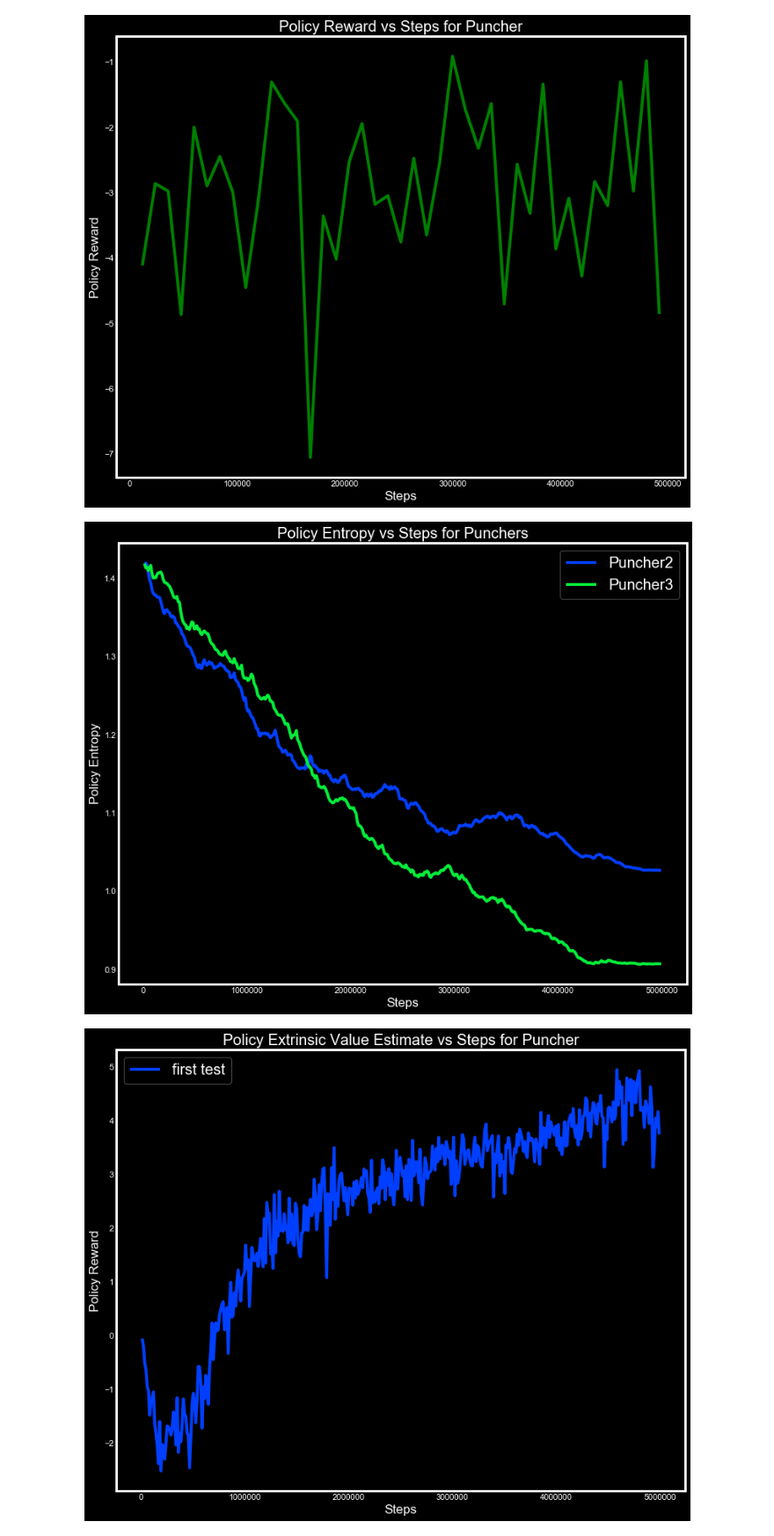
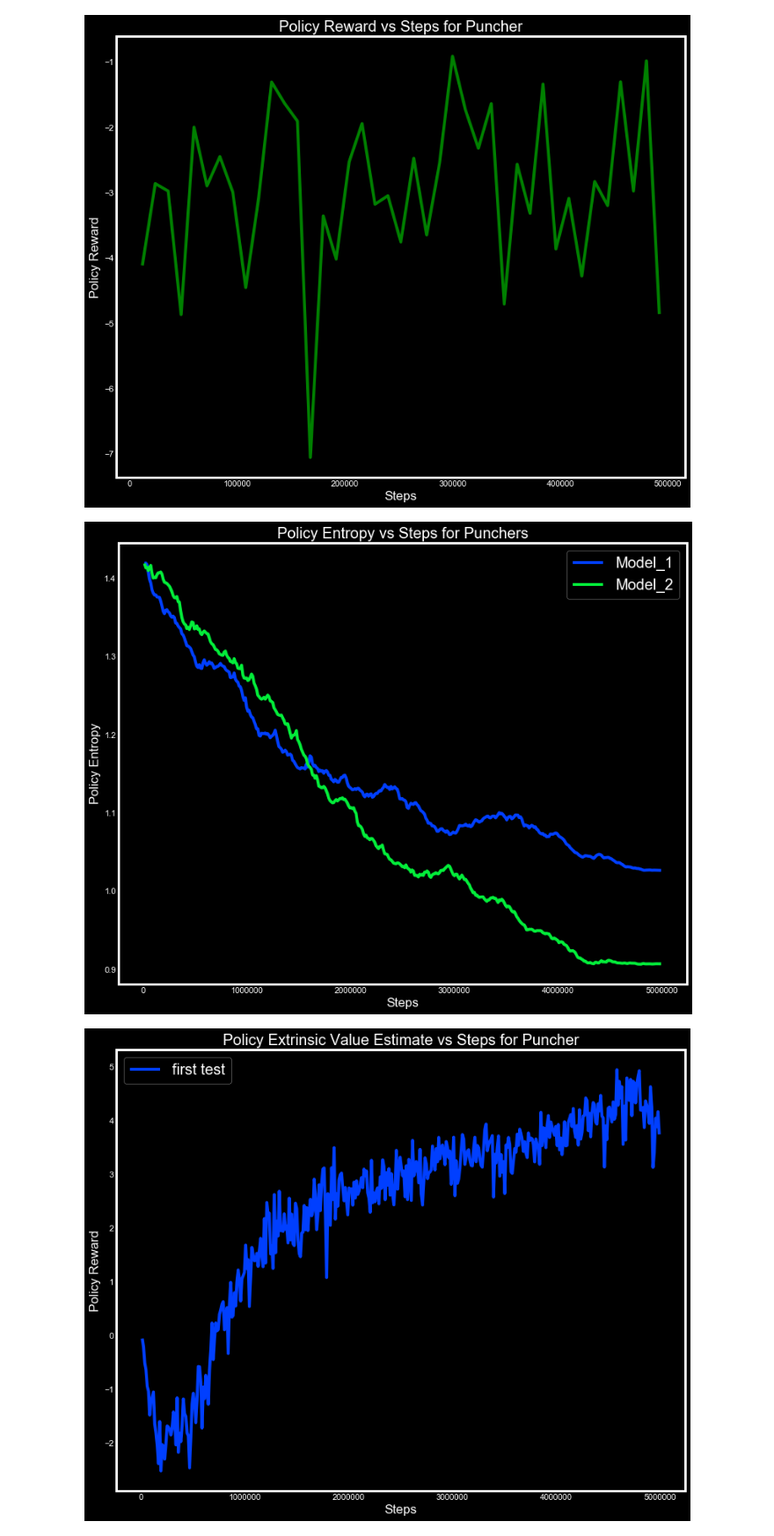
Before and after one commit to rasbot/9_to_5_Smash_It_AI, a Jupyter notebook: Data_Analysis.ipynb, the cells around one changed output. Shown at 88% size. Drawn from its saved outputs; the diff is of its cells as text; code cells hidden in the pictures.

Commit message:
update plots and helper functions

```diff
--- a/Data_Analysis.ipynb
+++ b/Data_Analysis.ipynb
@@ -14,16 +13,0 @@ df_4 = pd.read_csv('data/Puncher_4_Puncher.csv')
-# %%
-def get_reward_data(file_path, col1, col2):
-    df = pd.read_csv(file_path)
-    df = df.dropna(axis=0)
-    return df[col1], df[col2]
-
-def single_plot(x, y, xlabel, ylabel, color):
-    fig, axs = plt.subplots(figsize=(12,10))
-    axs.plot(df1_x, df1_y, color=color)
-    axs.grid(False)
-    #axs.legend(fontsize=20)
-    axs.set_xlabel(xlabel)
-    axs.set_ylabel(ylabel)
-    axs.set_title(f"{ylabel} vs {xlabel} for Puncher")
-    #plt.savefig('reward_2runs_trunc.png')
-    plt.show()
@@ -29,0 +16,16 @@ def single_plot(x, y, xlabel, ylabel, color):
+# %%
+def get_reward_data(training_run, model, col1, col2, timing_data=False, time_file='None'):
+    df = pd.read_csv(f"training_results/{training_run}/{model}.csv")
+    df = df.dropna(axis=0)
+    if timing_data:
+        td = get_timing_data(training_run, time_file, header=None)
+        return td, df[col2]
+    else:
+        return df[col1], df[col2]
+
+def get_timing_data(training_run, filename, header=None):
+    s = pd.read_csv(f"training_results/{training_run}/{filename}.csv", header=header)
+    for i in range(s.shape[0]):
+        s.iloc[i] = s.iloc[i].str.split('Time Elapsed: ')[0][1].split(' s')[0]
+    print("FUK")
+    return s
@@ -152,20 +474,20 @@ single_plot(df4_x, df4_y, xlabel, ylabel, "green")
 # %%
 df1_x, df1_y = get_reward_data('data/Puncher_Run2_Puncher.csv', 'Steps', 'Policy/Entropy')
 df2_x, df2_y = get_reward_data('data/Puncher_3_Puncher.csv', 'Steps', 'Policy/Entropy')
 
 # single_plot(df1_x, df1_y, 'Steps', 'Policy Reward', 'springgreen')
 fig, axs = plt.subplots(figsize=(12,10))
-axs.plot(df1_x, df1_y, label='Puncher2')
-axs.plot(df2_x, df2_y, label='Puncher3')
+axs.plot(df1_x, df1_y, label='Model_1')
+axs.plot(df2_x, df2_y, label='Model_2')
 axs.grid(False)
 axs.legend(fontsize=20)
 axs.set_xlabel('Steps')
 axs.set_ylabel('Policy Entropy')
 axs.set_title('Policy Entropy vs Steps for Punchers')
 plt.savefig('entropy_vs_steps_23.png')
 plt.show()
 # %% [output]
-[figure, old version]
+[figure, new version]
 # %%
 df1_x, df1_y = get_reward_data('data/Puncher_Run2_Puncher.csv', 'Steps', 'Policy/Extrinsic Value Estimate')
 fig, axs = plt.subplots(figsize=(12,10))
```
Also changed, not shown: parts of 41 cells of this notebook.
